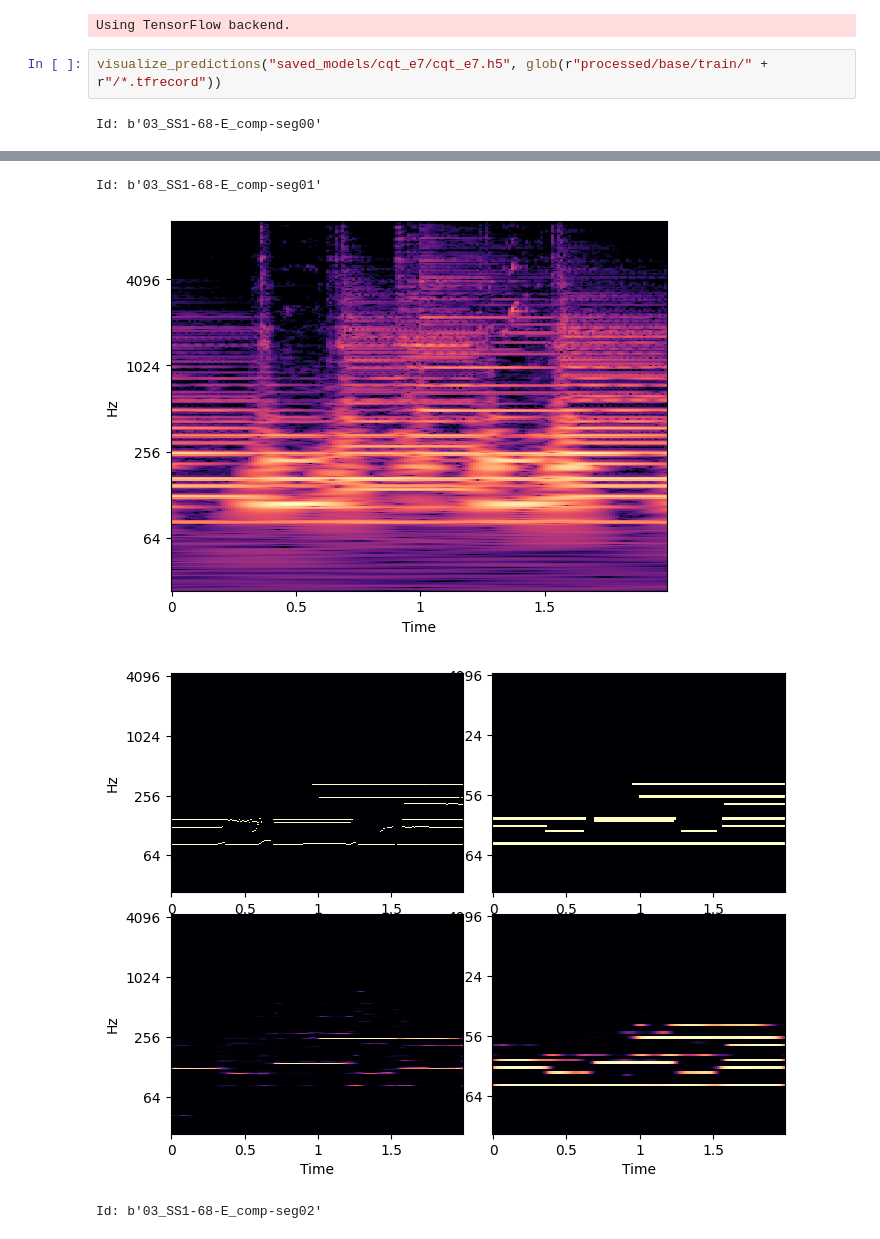
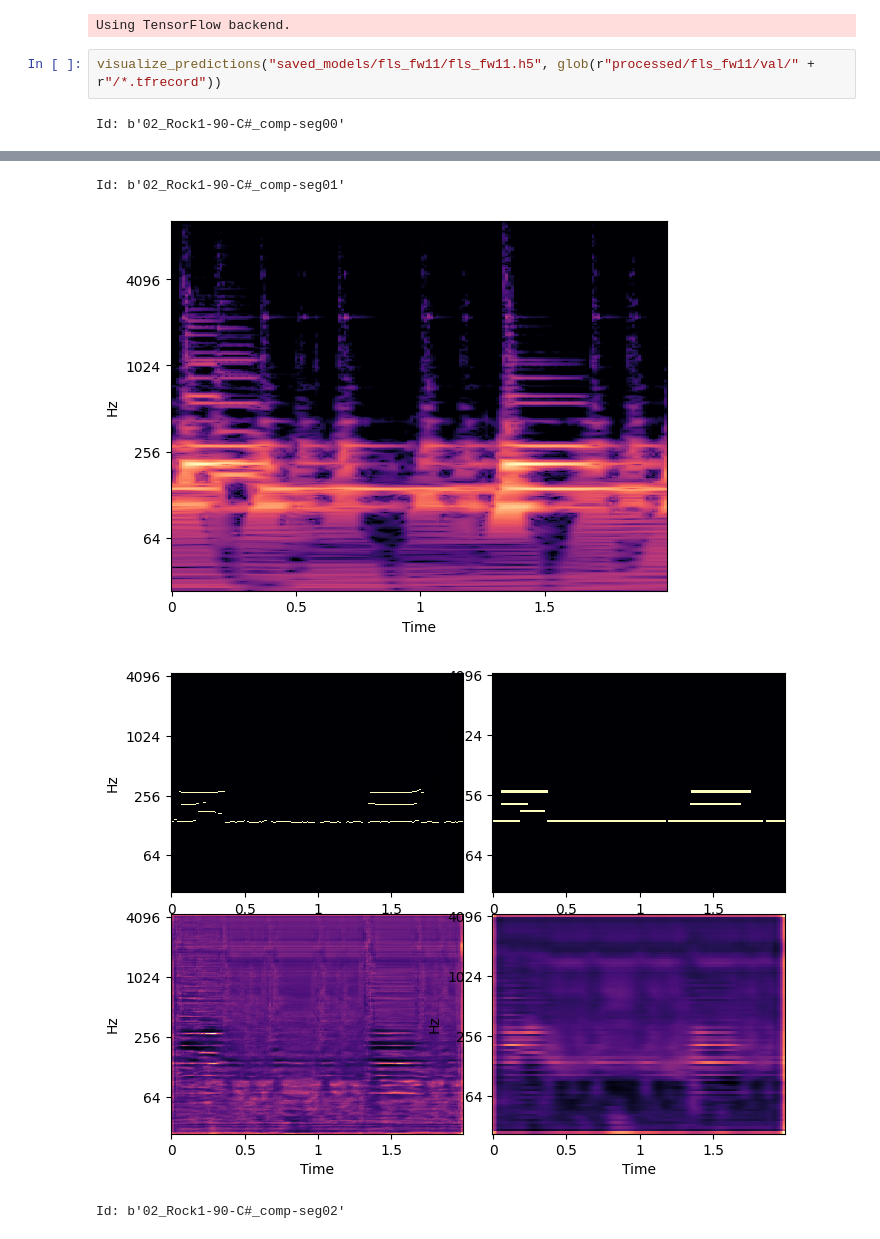
Before and after one commit to b-boechat/pitch, a Jupyter notebook: visualize.ipynb, the cells around one changed output, grey strips where cells are left out. Drawn from its saved outputs; the diff is of its cells as text.

```diff
--- a/visualize.ipynb
+++ b/visualize.ipynb
@@ -4,6 +4,6 @@ from visualize_predictions import visualize_predictions
 # %% [output]
 Using TensorFlow backend.
 # %%
-visualize_predictions("saved_models/cqt_e7/cqt_e7.h5", glob(r"processed/base/train/" + r"/*.tfrecord"))
+visualize_predictions("saved_models/fls_fw11/fls_fw11.h5", glob(r"processed/fls_fw11/val/" + r"/*.tfrecord"))
 # %% [output]
-Id: b'03_SS1-68-E_comp-seg00'
+Id: b'02_Rock1-90-C#_comp-seg00'
@@ -12,4 +12,4 @@ Id: b'03_SS1-68-E_comp-seg00'
-Id: b'03_SS1-68-E_comp-seg01'
+Id: b'02_Rock1-90-C#_comp-seg01'
-[figure, old version]
+[figure, new version]
-[figure, old version]
+[figure, new version]
-Id: b'03_SS1-68-E_comp-seg02'
+Id: b'02_Rock1-90-C#_comp-seg02'
```
Also changed, not shown: parts of 1 cell of this notebook, 7 other files.
